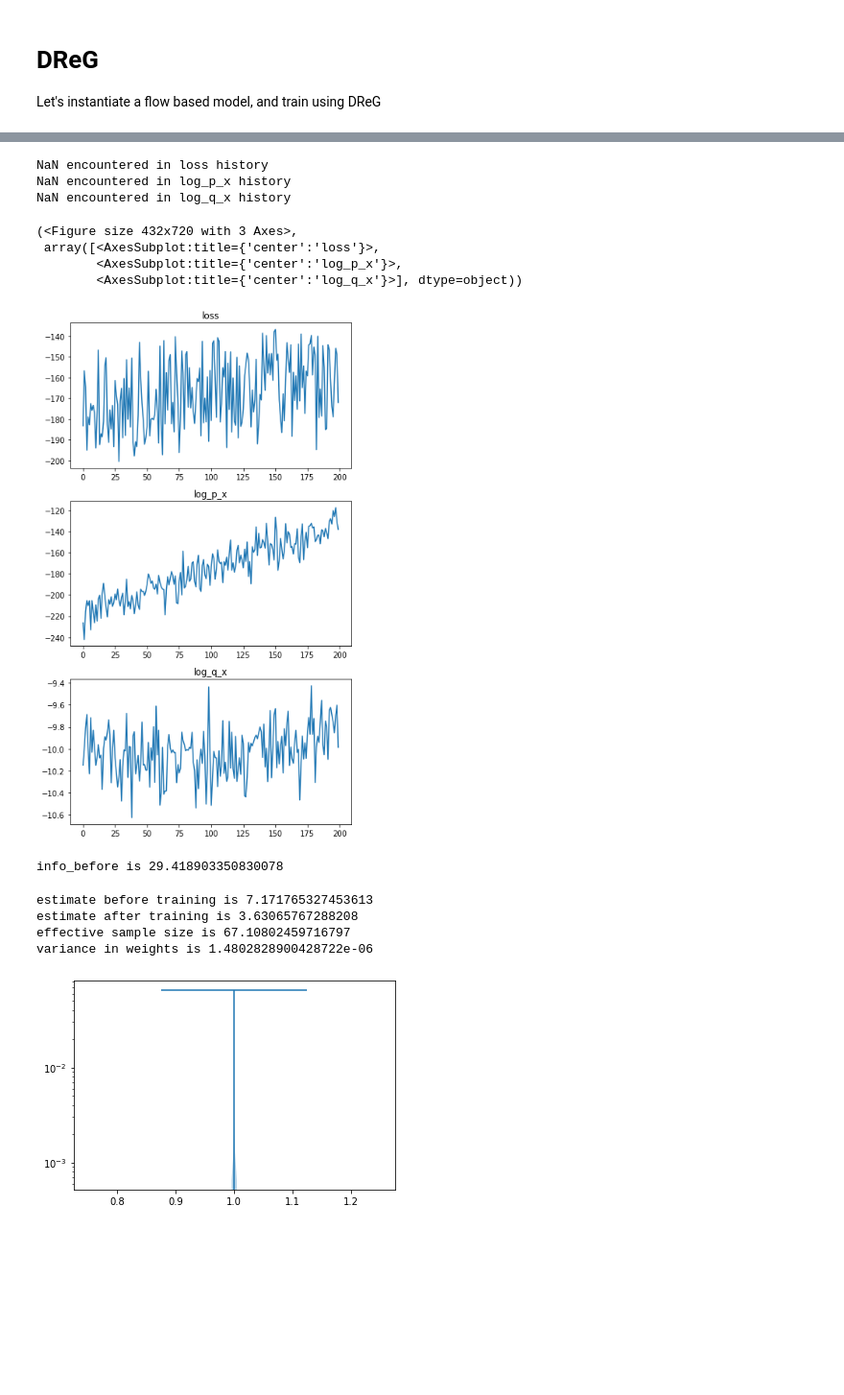
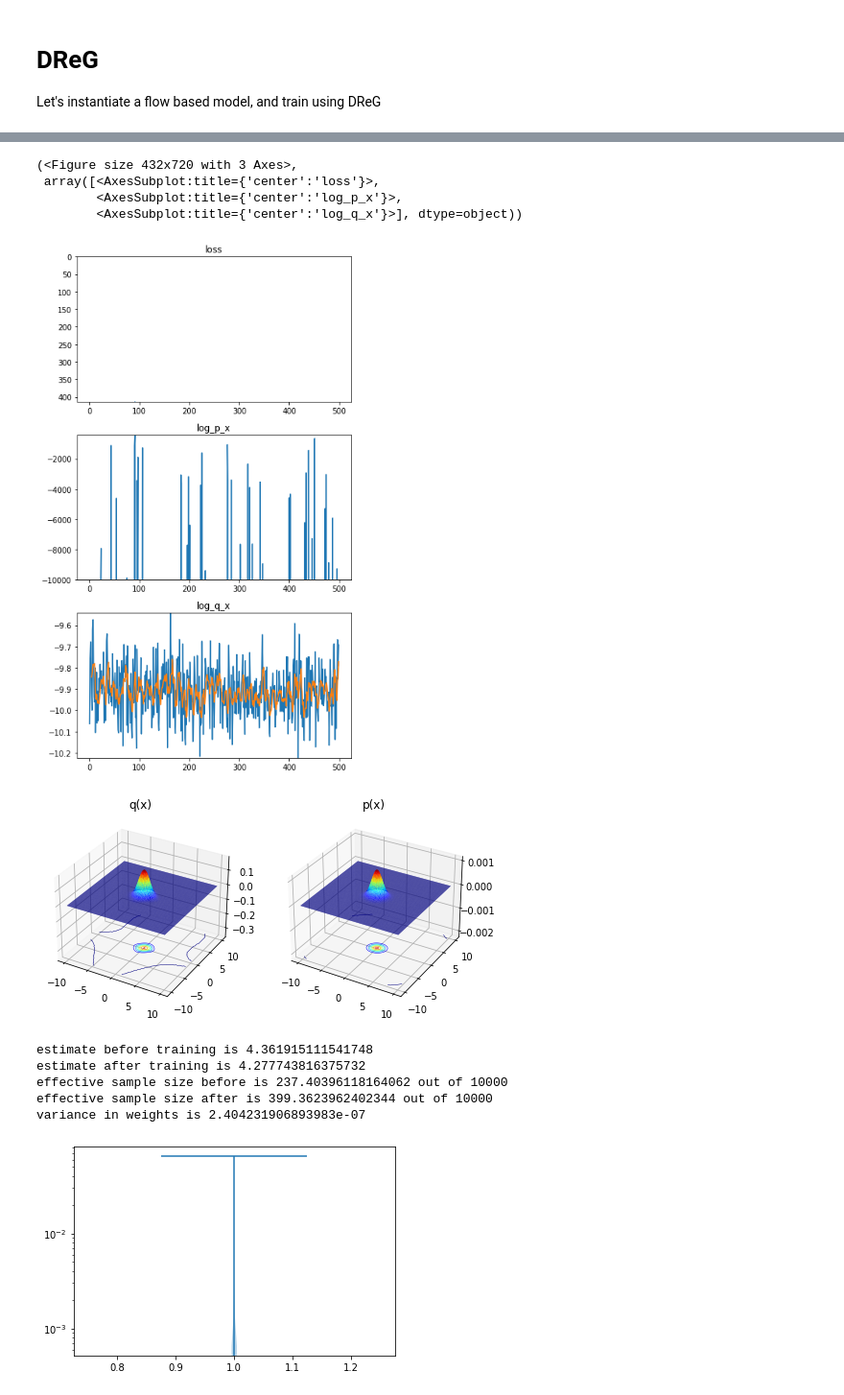
Before and after one commit to lollcat/FAB-2021, a Jupyter notebook: Notebooks/BNN_and_flow.ipynb, the cells around one changed output, grey strips where cells are left out. Shown at 96% size. Saved outputs shown, nothing was run; the diff lists cells and outputs as text; code cells hidden in the pictures; blank space fills up the shorter version.

```diff
--- a/Notebooks/BNN_and_flow.ipynb
+++ b/Notebooks/BNN_and_flow.ipynb
@@ -39,3 +59,3 @@ expectation_before, info_before = tester.estimate_expectation(n_samples_estimati
 # %%
-history = tester.train(200, batch_size=100)
+history = tester.train(400, batch_size=100)
 expectation, info = tester.estimate_expectation(n_samples_estimation, expectation_function)
@@ -42,28 +68,27 @@ expectation, info = tester.estimate_expectation(n_samples_estimation, expectatio
 # %%
-plot_history(history)
+plot_history(history, bounds=[-1e4, 0])
 # %% [output]
-NaN encountered in loss history
-NaN encountered in log_p_x history
-NaN encountered in log_q_x history
+(<Figure size 432x720 with 3 Axes>,
+ array([<AxesSubplot:title={'center':'loss'}>,
+        <AxesSubplot:title={'center':'log_p_x'}>,
+        <AxesSubplot:title={'center':'log_q_x'}>], dtype=object))
-(<Figure size 432x720 with 3 Axes>,
- array([<AxesSubplot:title={'center':'loss'}>,
-        <AxesSubplot:title={'center':'log_p_x'}>,
-        <AxesSubplot:title={'center':'log_q_x'}>], dtype=object))
-[figure, old version]
+[figure, new version]
-# %%
-print(f"info_before is {info_before['effective_sample_size']}")
-# %% [output]
-info_before is 29.418903350830078
+# %%
+fig_after_train = plot_distributions(tester)
+# %% [output]
+[figure, added]
 # %%
 print(f"estimate before training is {expectation_before} \n"
       f"estimate after training is {expectation} \n"
-     f"effective sample size is {info['effective_sample_size']} \n"
+      f"effective sample size before is {info_before['effective_sample_size']} out of {n_samples_estimation} \n"
+     f"effective sample size after is {info['effective_sample_size']} out of {n_samples_estimation}  \n"
      f"variance in weights is {torch.var(info['normalised_sampling_weights'])}")
 # %% [output]
-estimate before training is 7.171765327453613
-estimate after training is 3.63065767288208
-effective sample size is 67.10802459716797
-variance in weights is 1.4802828900428722e-06
+estimate before training is 4.361915111541748
+estimate after training is 4.277743816375732
+effective sample size before is 237.40396118164062 out of 10000
+effective sample size after is 399.3623962402344 out of 10000
+variance in weights is 2.404231906893983e-07
 # %%
 plt.violinplot([info['normalised_sampling_weights']])
 plt.yscale("log")
```
Also changed, not shown: parts of 20 cells of this notebook, 11 other files.
